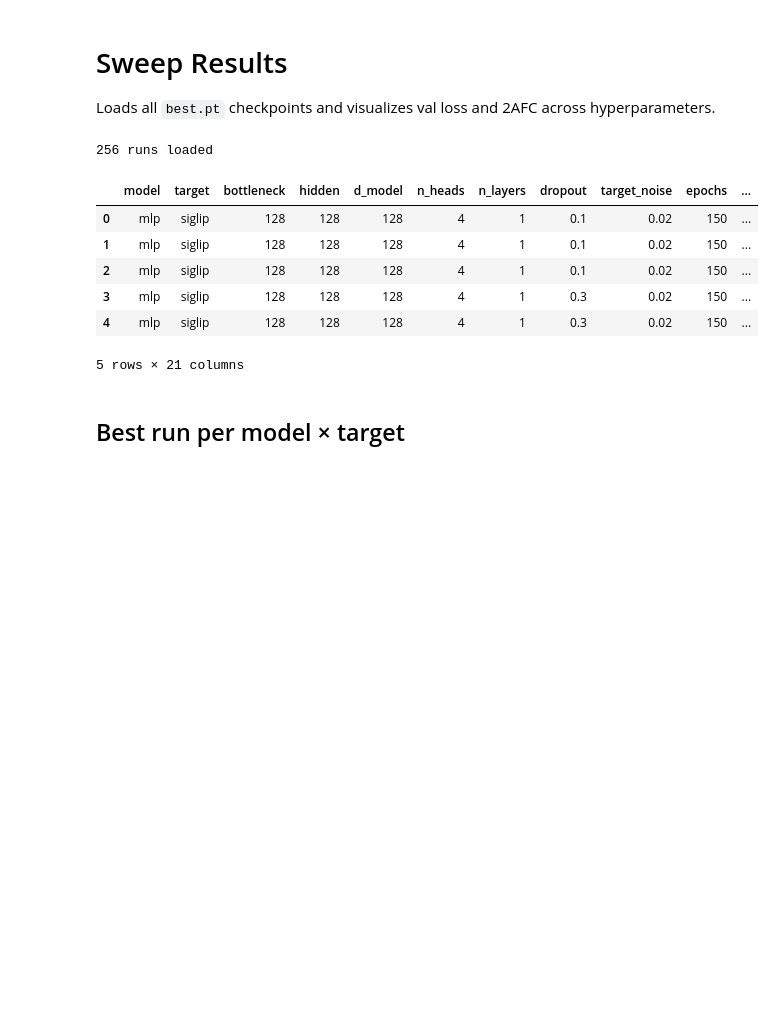
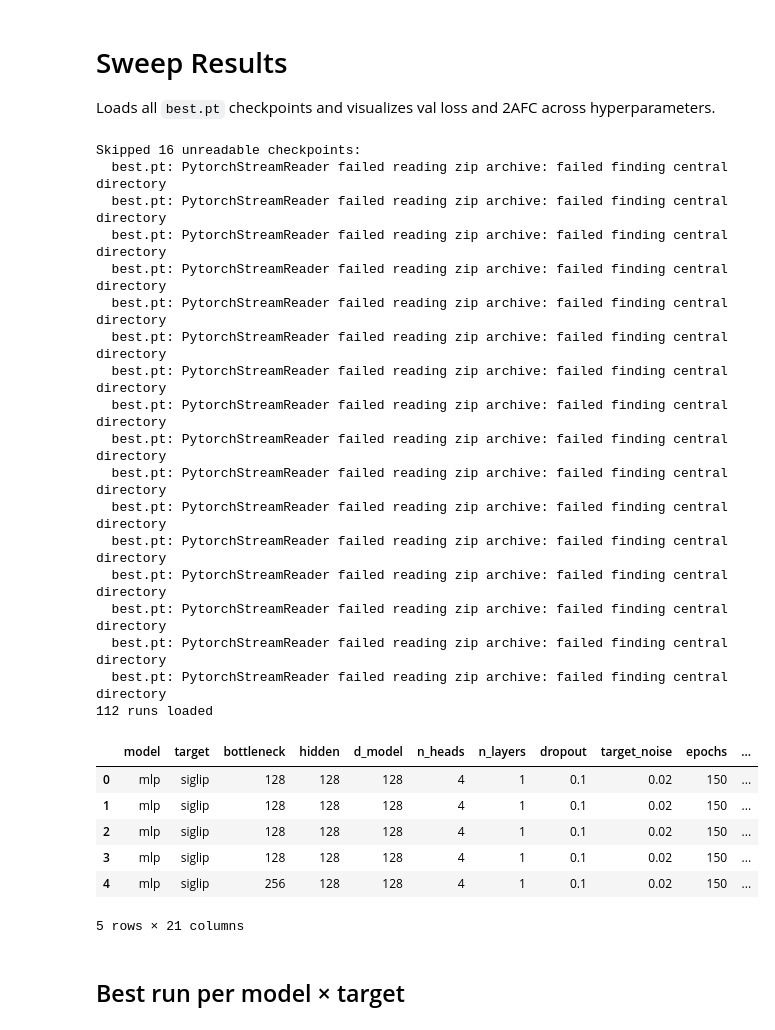
Before and after one commit to YAOJaredz/NeurObjectGen, a Jupyter notebook: notebooks/sweep_results.ipynb, the cells around one changed output. Cells and saved outputs as stored; diff of their text form; code cells hidden in the pictures; blank space fills up the shorter version.

```diff
--- a/notebooks/sweep_results.ipynb
+++ b/notebooks/sweep_results.ipynb
@@ -19,41 +19,41 @@ from config_const import CHECKPOINT_DIR
 SWEEP_PARAMS = {
     ("mlp", "siglip"): {
         "bottleneck":   {64, 128, 256},
-        "dropout":      {0.1, 0.3},
+        "dropout":      {0.1},
         "lr":           {1e-3, 3e-4},
         "weight_decay": {1e-2, 1e-1},
     },
     ("mlp", "clip"): {
         "bottleneck":   {64, 128, 256},
-        "dropout":      {0.1, 0.3},
+        "dropout":      {0.1},
         "lr":           {1e-3, 3e-4},
         "weight_decay": {1e-2, 1e-1},
     },
     ("lstm", "siglip"): {
         "hidden":       {64, 128, 256},
         "n_layers":     {1, 2},
-        "dropout":      {0.1, 0.3},
+        "dropout":      {0.1},
         "lr":           {1e-3, 3e-4},
         "weight_decay": {1e-2, 1e-1},
     },
     ("lstm", "clip"): {
         "hidden":       {64, 128, 256, 512},
         "n_layers":     {1, 2},
-        "dropout":      {0.1, 0.3},
+        "dropout":      {0.1},
         "lr":           {1e-3, 3e-4},
         "weight_decay": {1e-2, 1e-1},
     },
     ("transformer", "siglip"): {
         "d_model":      {64, 128},
         "n_layers":     {1, 2, 4},
-        "dropout":      {0.1, 0.3},
+        "dropout":      {0.1},
         "lr":           {1e-3, 3e-4},
         "weight_decay": {1e-2, 1e-1},
     },
     ("transformer", "clip"): {
         "d_model":      {32, 64, 128, 512},
         "n_layers":     {1, 2, 4},
-        "dropout":      {0.1, 0.3},
+        "dropout":      {0.1},
         "lr":           {1e-3, 3e-4},
         "weight_decay": {1e-2},
     },
@@ -92,36 +92,53 @@ def load_one(item):
     args = ckpt["args"]
     if "target" not in args:
         args["target"] = tgt
     if not _in_sweep(args, model_name, tgt):
         return None, None
     return {**args, **ckpt["metrics"], "path": str(pt)}, None
 
 records, skipped = [], []
 with ThreadPoolExecutor(max_workers=8) as pool:
     futures = {pool.submit(load_one, c): c for c in candidates}
     for fut in tqdm(as_completed(futures), total=len(futures), desc="Loading checkpoints"):
         row, err = fut.result()
         if err:
             skipped.append(err)
         elif row:
             records.append(row)
 
 if skipped:
     print(f"Skipped {len(skipped)} unreadable checkpoints:")
     for pt, err in skipped:
         print(f"  {pt.name}: {err}")
 
 df = pd.DataFrame(records)
 print(f"{len(df)} runs loaded")
 df.head()
 # %% [output]
-256 runs loaded
+Skipped 16 unreadable checkpoints:
+  best.pt: PytorchStreamReader failed reading zip archive: failed finding central directory
+  best.pt: PytorchStreamReader failed reading zip archive: failed finding central directory
+  best.pt: PytorchStreamReader failed reading zip archive: failed finding central directory
+  best.pt: PytorchStreamReader failed reading zip archive: failed finding central directory
+  best.pt: PytorchStreamReader failed reading zip archive: failed finding central directory
+  best.pt: PytorchStreamReader failed reading zip archive: failed finding central directory
+  best.pt: PytorchStreamReader failed reading zip archive: failed finding central directory
+  best.pt: PytorchStreamReader failed reading zip archive: failed finding central directory
+  best.pt: PytorchStreamReader failed reading zip archive: failed finding central directory
+  best.pt: PytorchStreamReader failed reading zip archive: failed finding central directory
+  best.pt: PytorchStreamReader failed reading zip archive: failed finding central directory
+  best.pt: PytorchStreamReader failed reading zip archive: failed finding central directory
+  best.pt: PytorchStreamReader failed reading zip archive: failed finding central directory
+  best.pt: PytorchStreamReader failed reading zip archive: failed finding central directory
+  best.pt: PytorchStreamReader failed reading zip archive: failed finding central directory
+  best.pt: PytorchStreamReader failed reading zip archive: failed finding central directory
+112 runs loaded
 |  | model | target | bottleneck | hidden | d_model | n_heads | n_layers | dropout | target_noise | epochs | ... |
 | 0 | mlp | siglip | 128 | 128 | 128 | 4 | 1 | 0.1 | 0.02 | 150 | ... |
 | 1 | mlp | siglip | 128 | 128 | 128 | 4 | 1 | 0.1 | 0.02 | 150 | ... |
 | 2 | mlp | siglip | 128 | 128 | 128 | 4 | 1 | 0.1 | 0.02 | 150 | ... |
-| 3 | mlp | siglip | 128 | 128 | 128 | 4 | 1 | 0.3 | 0.02 | 150 | ... |
-| 4 | mlp | siglip | 128 | 128 | 128 | 4 | 1 | 0.3 | 0.02 | 150 | ... |
+| 3 | mlp | siglip | 128 | 128 | 128 | 4 | 1 | 0.1 | 0.02 | 150 | ... |
+| 4 | mlp | siglip | 256 | 128 | 128 | 4 | 1 | 0.1 | 0.02 | 150 | ... |
 5 rows × 21 columns
 # %%
 # Friendly label for each run
```
Also changed, not shown: parts of 7 cells of this notebook, 2 other files.
